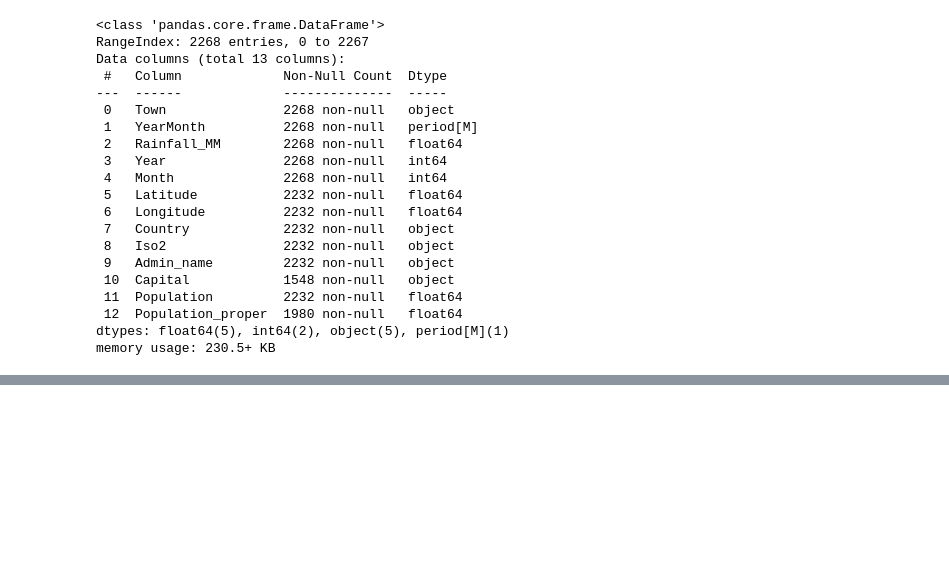
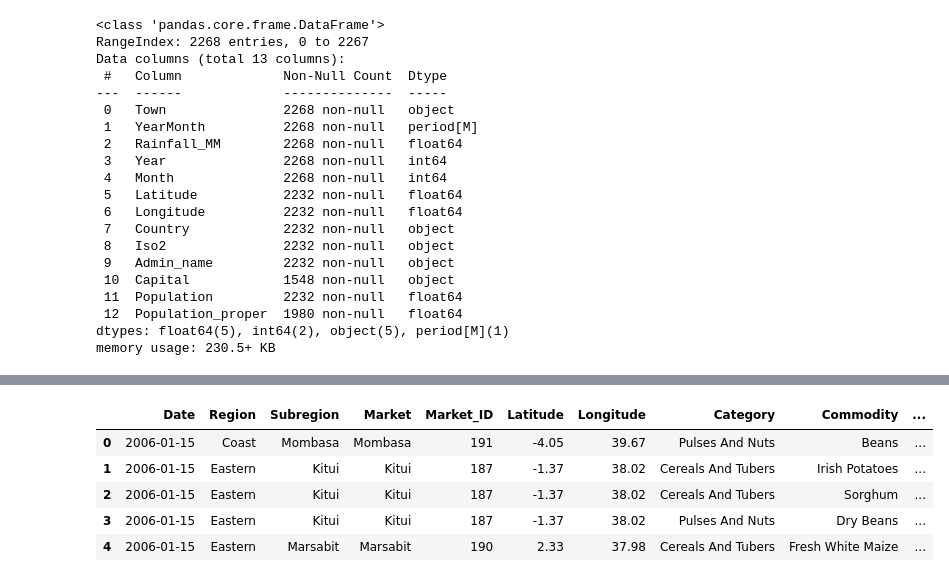
Before and after one commit to BrianRono7/Capstone-project, a Jupyter notebook: CapstoneEDA.ipynb, the cells around one changed output, grey strips where cells are left out. Cells and saved outputs as stored; diff of their text form; code cells hidden in the pictures; blank space fills up the shorter version.

```diff
--- a/CapstoneEDA.ipynb
+++ b/CapstoneEDA.ipynb
@@ -521,3 +521,7 @@ print (unique_Subregion)
 ['Mombasa' 'Kitui' 'Marsabit' 'Nairobi' 'Mandera' 'Kisumu' 'Turkana'
  'Uasin Gishu' 'Nakuru' nan 'Kilifi' 'Garissa' 'Baringo' 'Kajiado' 'Nyeri'
  'Kwale' 'Makueni' 'Machakos' 'West Pokot' 'Meru South' 'Isiolo' 'Wajir']
+# %%
+foodprices['Date']=pd.to_datetime(foodprices['Date'])
+foodprices['YearMonth']=foodprices['Date'].dt.to_period('M').astype(str)
+foodprices.head(2)
@@ -854,5 +862,6 @@ There is more population close to Nairobi  in the western part of Kenya an indic
 # %%
 #previewing cleaned data sets:
 cleaned_food_prices=foodprices
-cleaned_food_prices.head()
+cleaned_food_prices=cleaned_food_prices.rename(columns={'Market_Name': 'Town'})
+cleaned_food_prices.info()
 # %% [output]
@@ -929,0 +964,3 @@ memory usage: 230.5+ KB
+# %%
+cleaned_food_prices['Town'] = cleaned_food_prices['Town'].str.strip()
+monthly_rainfal_towns['Town'] = monthly_rainfal_towns['Town'].str.strip()
@@ -929,0 +1009,20 @@ memory usage: 230.5+ KB
+# %%
+# merging rain_fall& crop prices data set:
+monthly_rainfal_towns['YearMonth'] = monthly_rainfal_towns['YearMonth'].astype(str)
+cleaned_food_prices['YearMonth'] = cleaned_food_prices['YearMonth'].astype(str)
+
+merged_df1 = pd.merge(
+    cleaned_food_prices,
+    monthly_rainfal_towns[['Town', 'YearMonth', 'Rainfall_MM']],
+    on=['Town', 'YearMonth'],
+    how='left'
+)
+# %%
+merged_df1.head(5)
+# %% [output]
+|  | Date | Region | Subregion | Market | Market_ID | Latitude | Longitude | Category | Commodity | ... |
+| 0 | 2006-01-15 | Coast | Mombasa | Mombasa | 191 | -4.05 | 39.67 | Pulses And Nuts | Beans | ... |
+| 1 | 2006-01-15 | Eastern | Kitui | Kitui | 187 | -1.37 | 38.02 | Cereals And Tubers | Irish Potatoes | ... |
+| 2 | 2006-01-15 | Eastern | Kitui | Kitui | 187 | -1.37 | 38.02 | Cereals And Tubers | Sorghum | ... |
+| 3 | 2006-01-15 | Eastern | Kitui | Kitui | 187 | -1.37 | 38.02 | Pulses And Nuts | Dry Beans | ... |
+| 4 | 2006-01-15 | Eastern | Marsabit | Marsabit | 190 | 2.33 | 37.98 | Cereals And Tubers | Fresh White Maize | ... |
```
Also changed, not shown: parts of 9 cells of this notebook.
